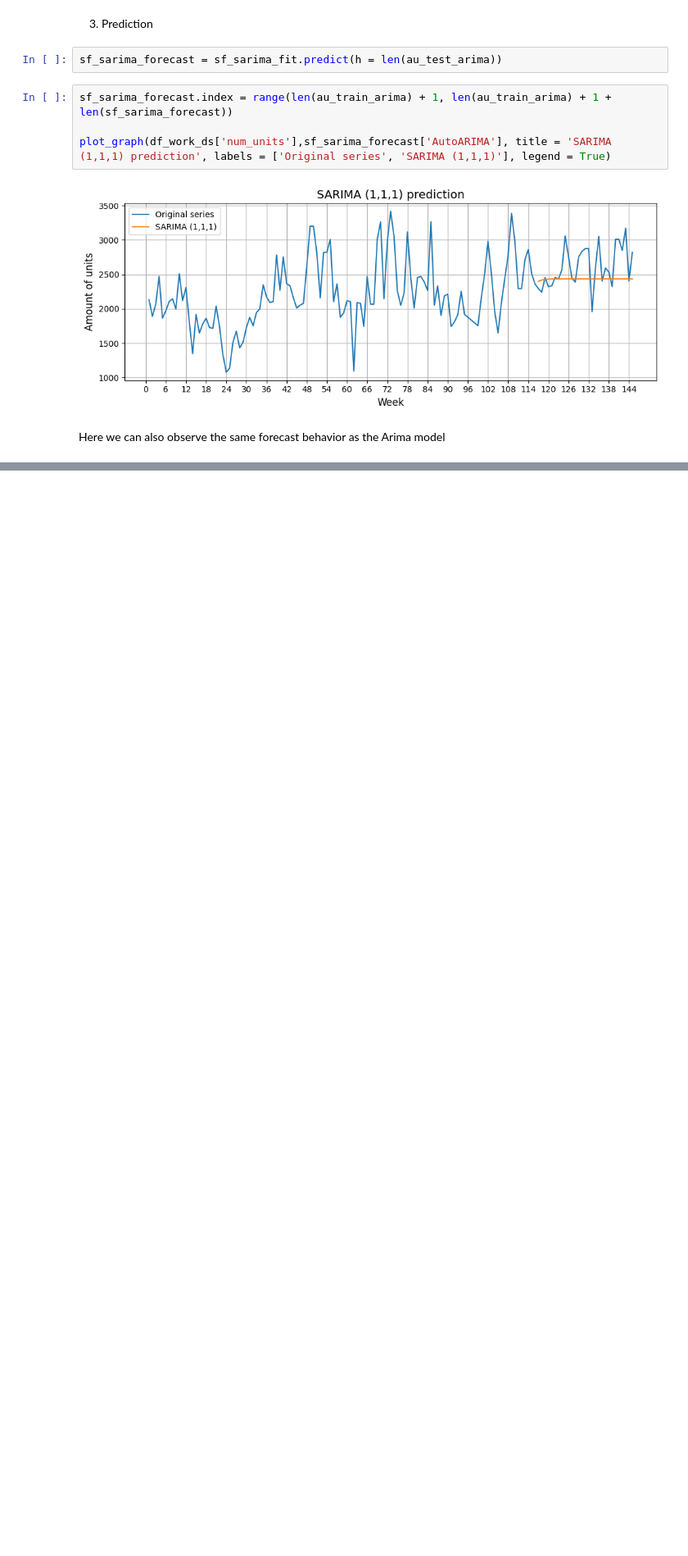
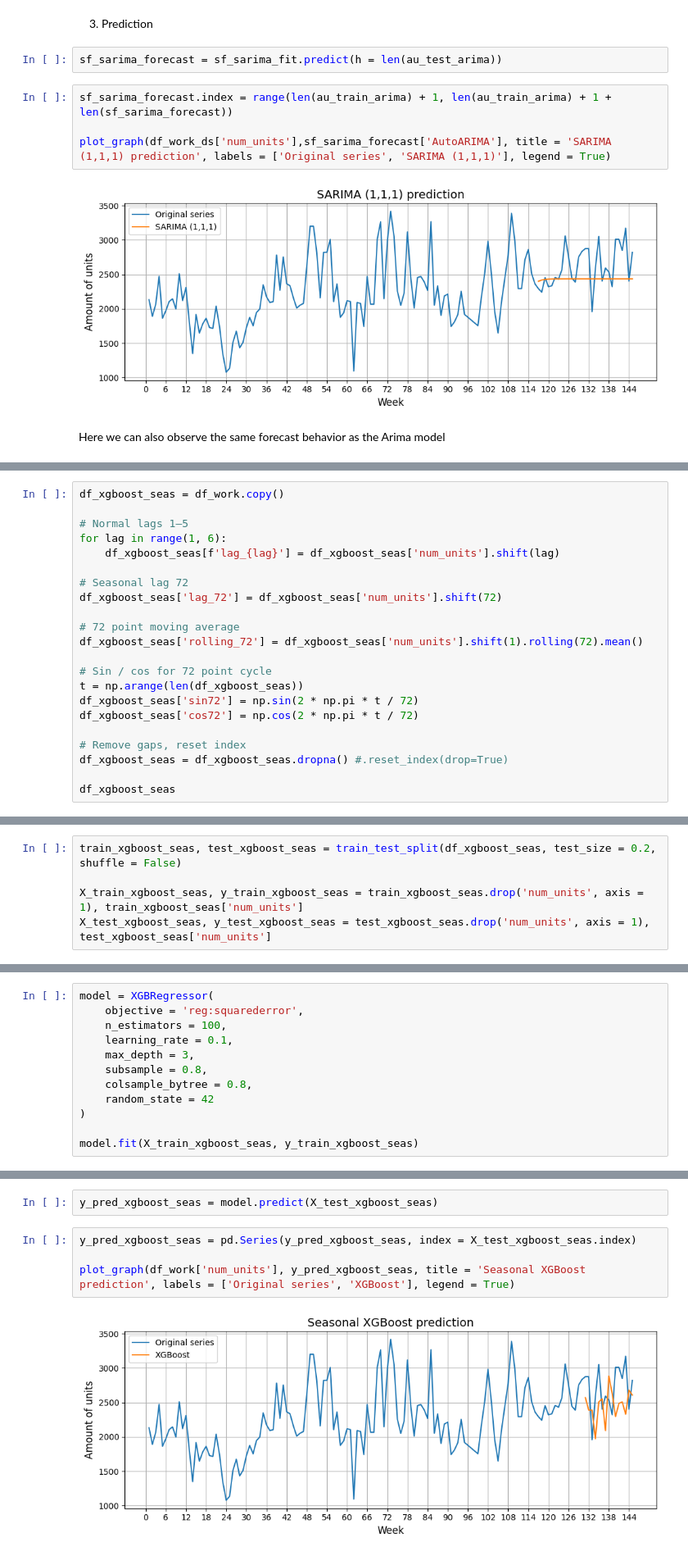
Before and after one commit to AwanRaskall/ml-demand-driven-order-planning, a Jupyter notebook: product_demand_prediction.ipynb, the cells around one changed output, grey strips where cells are left out. Shown at 82% size. Saved outputs shown, nothing was run; the diff lists cells and outputs as text; blank space fills up the shorter version.

```diff
--- a/product_demand_prediction.ipynb
+++ b/product_demand_prediction.ipynb
@@ -827,0 +930,22 @@ Here we can also observe the same forecast behavior as the Arima model
+# %%
+df_xgboost_seas = df_work.copy()
+
+# Normal lags 1–5
+for lag in range(1, 6):
+    df_xgboost_seas[f'lag_{lag}'] = df_xgboost_seas['num_units'].shift(lag)
+
+# Seasonal lag 72
+df_xgboost_seas['lag_72'] = df_xgboost_seas['num_units'].shift(72)
+
+# 72 point moving average
+df_xgboost_seas['rolling_72'] = df_xgboost_seas['num_units'].shift(1).rolling(72).mean()
+
+# Sin / cos for 72 point cycle
+t = np.arange(len(df_xgboost_seas))
+df_xgboost_seas['sin72'] = np.sin(2 * np.pi * t / 72)
+df_xgboost_seas['cos72'] = np.cos(2 * np.pi * t / 72)
+
+# Remove gaps, reset index
+df_xgboost_seas = df_xgboost_seas.dropna() #.reset_index(drop=True)
+
+df_xgboost_seas
@@ -827,0 +969,5 @@ Here we can also observe the same forecast behavior as the Arima model
+# %%
+train_xgboost_seas, test_xgboost_seas = train_test_split(df_xgboost_seas, test_size = 0.2, shuffle = False)
+
+X_train_xgboost_seas, y_train_xgboost_seas = train_xgboost_seas.drop('num_units', axis = 1), train_xgboost_seas['num_units']
+X_test_xgboost_seas, y_test_xgboost_seas = test_xgboost_seas.drop('num_units', axis = 1), test_xgboost_seas['num_units']
@@ -827,0 +976,12 @@ Here we can also observe the same forecast behavior as the Arima model
+# %%
+model = XGBRegressor(
+    objective = 'reg:squarederror',
+    n_estimators = 100,
+    learning_rate = 0.1,
+    max_depth = 3,
+    subsample = 0.8,
+    colsample_bytree = 0.8,
+    random_state = 42
+)
+
+model.fit(X_train_xgboost_seas, y_train_xgboost_seas)
@@ -827,0 +1002,8 @@ Here we can also observe the same forecast behavior as the Arima model
+# %%
+y_pred_xgboost_seas = model.predict(X_test_xgboost_seas)
+# %%
+y_pred_xgboost_seas = pd.Series(y_pred_xgboost_seas, index = X_test_xgboost_seas.index)
+
+plot_graph(df_work['num_units'], y_pred_xgboost_seas, title = 'Seasonal XGBoost prediction', labels = ['Original series', 'XGBoost'], legend = True)
+# %% [output]
+[figure, added]
```
Also changed, not shown: parts of 19 cells of this notebook.
